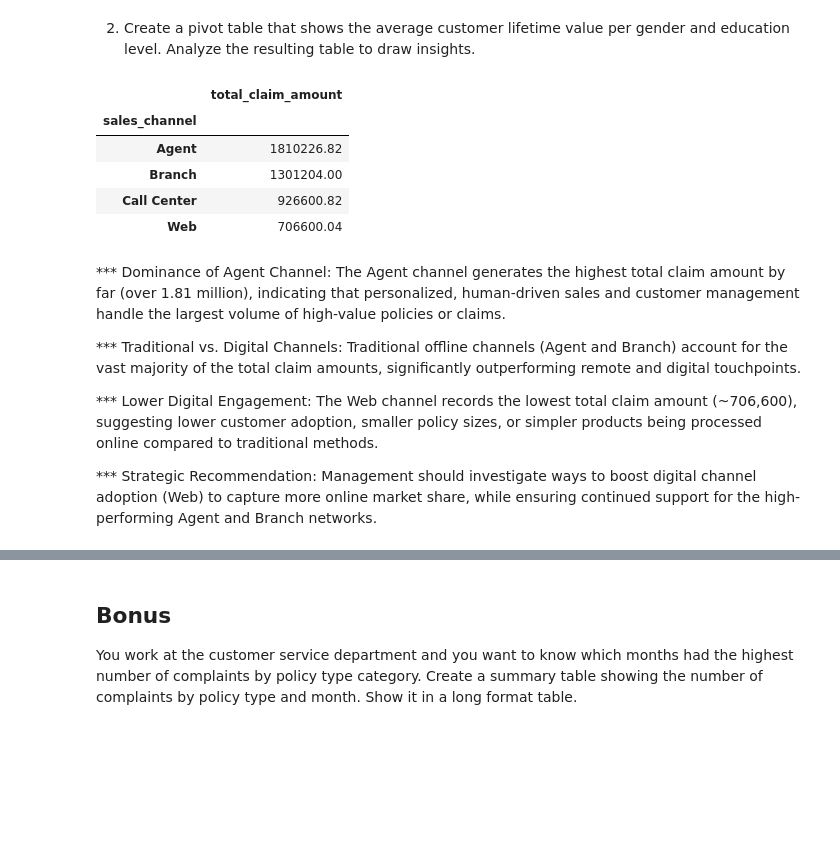
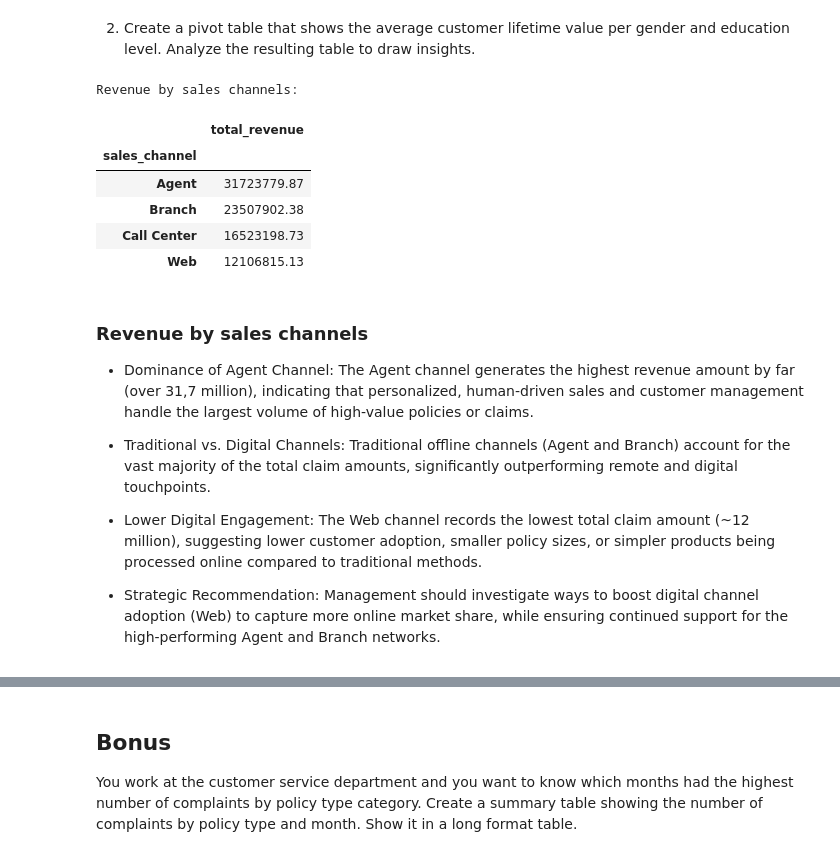
Before and after one commit to gebra117649/lab-dw-data-structuring-and-combining, a Jupyter notebook: lab-dw-data-structuring-and-combining.ipynb, the cells around one changed output, grey strips where cells are left out. Drawn from its saved outputs; the diff is of its cells as text; code cells hidden in the pictures; blank space fills up the shorter version.

```diff
--- a/lab-dw-data-structuring-and-combining.ipynb
+++ b/lab-dw-data-structuring-and-combining.ipynb
@@ -909,28 +582,36 @@ Round the total revenue to 2 decimal points.  Analyze the resulting table to dra
 2. Create a pivot table that shows the average customer lifetime value per gender and education level. Analyze the resulting table to draw insights.
 # %%
 # 1. Pivot table for aggregation by sales_channel
-revenue_by_channel = marketing.pivot_table(
-    index='sales_channel',
-    values='total_claim_amount',  # vagy monthly_premium_auto
-    aggfunc='sum'
-).round(2)
 
-# Sort in descending order by highest revenue
-revenue_by_channel = revenue_by_channel.sort_values(by='total_claim_amount', ascending=False)
+revenue_by_channel = (
+    marketing.pivot_table(
+        index='sales_channel', values='customer_lifetime_value', aggfunc='sum'
+    )
+    .sort_values(by='customer_lifetime_value', ascending=False)
+    .round(2)
+)
+
+
+revenue_by_channel.columns = ['total_revenue']
+
+print('Revenue by sales channels:\n')
 
 display(revenue_by_channel)
 # %% [output]
+Revenue by sales channels:
-|  | total_claim_amount |
+|  | total_revenue |
 | sales_channel |  |
-| Agent | 1810226.82 |
-| Branch | 1301204.00 |
-| Call Center | 926600.82 |
-| Web | 706600.04 |
+| Agent | 31723779.87 |
+| Branch | 23507902.38 |
+| Call Center | 16523198.73 |
+| Web | 12106815.13 |
 # %% [markdown]
-*** Dominance of Agent Channel: The Agent channel generates the highest total claim amount by far (over 1.81 million), indicating that personalized, human-driven sales and customer management handle the largest volume of high-value policies or claims.
+### Revenue by sales channels
 
-*** Traditional vs. Digital Channels: Traditional offline channels (Agent and Branch) account for the vast majority of the total claim amounts, significantly outperforming remote and digital touchpoints.
+* Dominance of Agent Channel: The Agent channel generates the highest revenue amount by far (over 31,7 million), indicating that personalized, human-driven sales and customer management handle the largest volume of high-value policies or claims.
 
-*** Lower Digital Engagement: The Web channel records the lowest total claim amount (~706,600), suggesting lower customer adoption, smaller policy sizes, or simpler products being processed online compared to traditional methods.
+* Traditional vs. Digital Channels: Traditional offline channels (Agent and Branch) account for the vast majority of the total claim amounts, significantly outperforming remote and digital touchpoints.
 
-*** Strategic Recommendation: Management should investigate ways to boost digital channel adoption (Web) to capture more online market share, while ensuring continued support for the high-performing Agent and Branch networks.
+* Lower Digital Engagement: The Web channel records the lowest total claim amount (~12 million), suggesting lower customer adoption, smaller policy sizes, or simpler products being processed online compared to traditional methods.
+
+* Strategic Recommendation: Management should investigate ways to boost digital channel adoption (Web) to capture more online market share, while ensuring continued support for the high-performing Agent and Branch networks.
```
Also changed, not shown: parts of 34 cells of this notebook, 2 other files.
